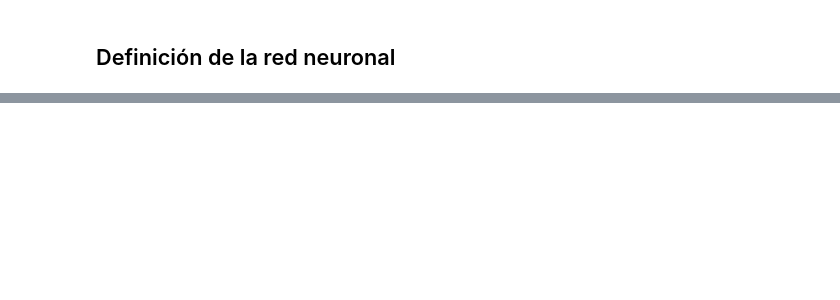
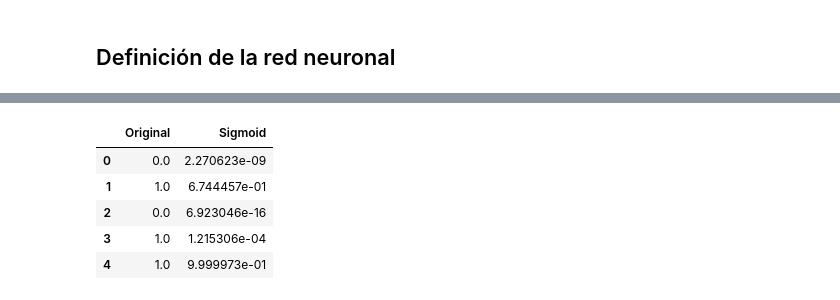
Before and after one commit to Lautarosco/TP-Redes-Neuronales, a Jupyter notebook: TP_Final_de_Procesamiento.ipynb, the cells around one changed output, grey strips where cells are left out. Cells and saved outputs as stored; diff of their text form; code cells hidden in the pictures; blank space fills up the shorter version.

```diff
--- a/TP_Final_de_Procesamiento.ipynb
+++ b/TP_Final_de_Procesamiento.ipynb
@@ -377,0 +408,8 @@ NameError: name 'plt' is not defined
+# %%
+THRESHOLD = 0.6
+original = y_PRUEBA.values
+sigmoid = modelo.predict(X_PRUEBA)[:,0]
+resultados = pd.DataFrame([original, sigmoid]).T
+resultados.columns = ["Original", "Sigmoid"]
+resultados.head()
+# %% [output]
@@ -377,0 +417,6 @@ NameError: name 'plt' is not defined
+|  | Original | Sigmoid |
+| 0 | 0.0 | 2.270623e-09 |
+| 1 | 1.0 | 6.744457e-01 |
+| 2 | 0.0 | 6.923046e-16 |
+| 3 | 1.0 | 1.215306e-04 |
+| 4 | 1.0 | 9.999973e-01 |
```
Also changed, not shown: parts of 27 cells of this notebook.
